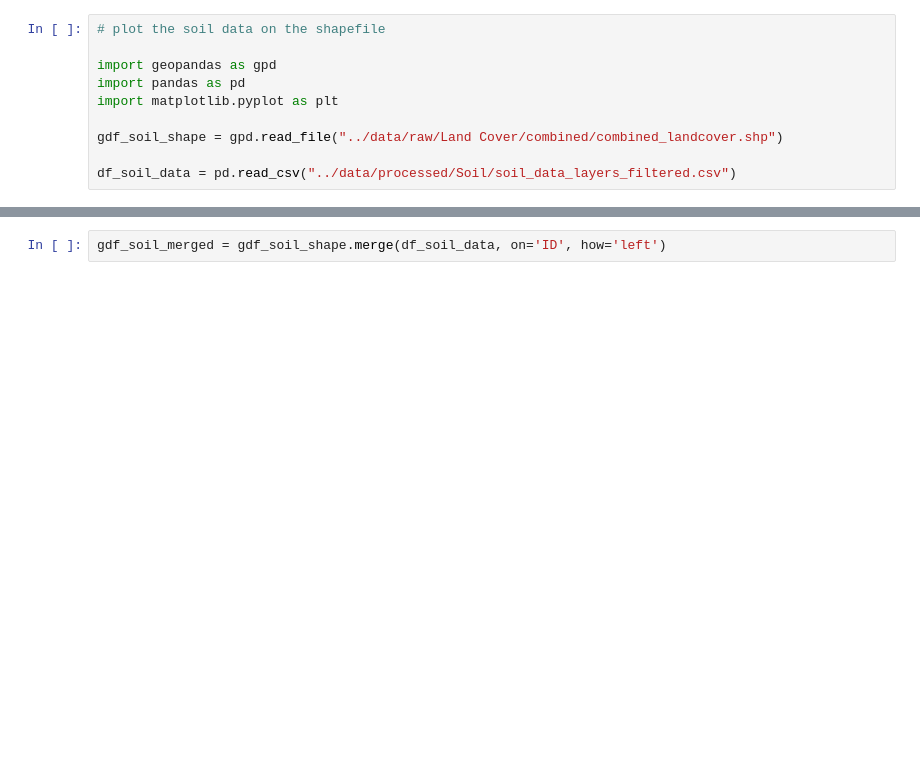
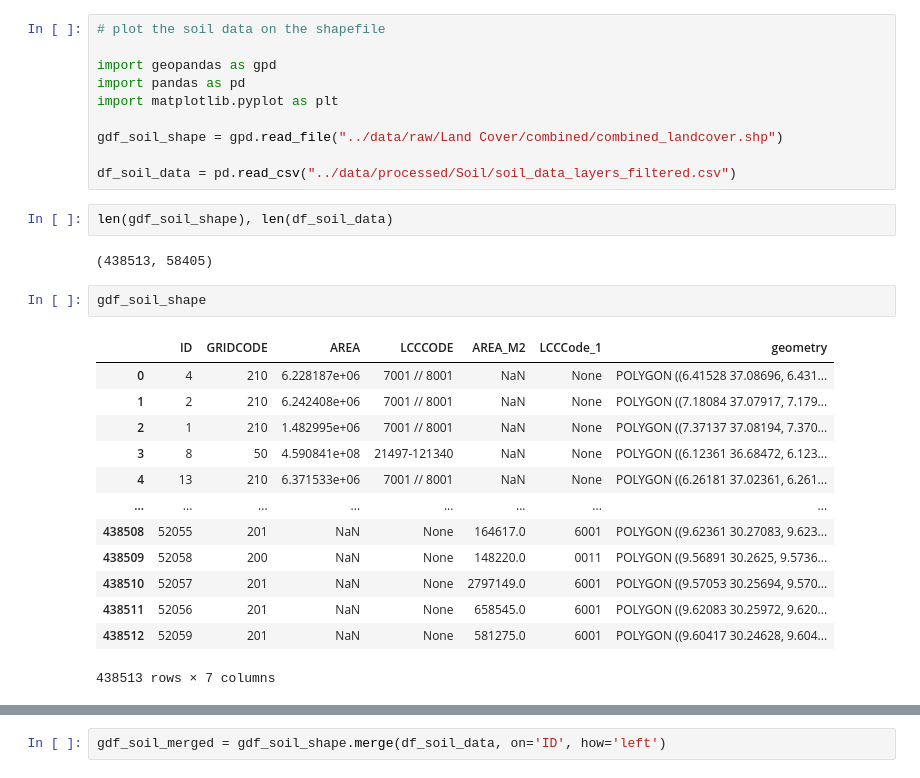
Before and after one commit to ali-boulahlib/forest-fire-prediction-datamining-2025, a Jupyter notebook: notebooks/00_Loading_data.ipynb, the cells around one changed output, grey strips where cells are left out. Cells and saved outputs as stored; diff of their text form; blank space fills up the shorter version.

```diff
--- a/notebooks/00_Loading_data.ipynb
+++ b/notebooks/00_Loading_data.ipynb
@@ -525,3 +505,23 @@ import matplotlib.pyplot as plt
 gdf_soil_shape = gpd.read_file("../data/raw/Land Cover/combined/combined_landcover.shp")
 
 df_soil_data = pd.read_csv("../data/processed/Soil/soil_data_layers_filtered.csv")
+# %%
+len(gdf_soil_shape), len(df_soil_data)
+# %% [output]
+(438513, 58405)
+# %%
+gdf_soil_shape
+# %% [output]
+|  | ID | GRIDCODE | AREA | LCCCODE | AREA_M2 | LCCCode_1 | geometry |
+| 0 | 4 | 210 | 6.228187e+06 | 7001 // 8001 | NaN | None | POLYGON ((6.41528 37.08696, 6.431... |
+| 1 | 2 | 210 | 6.242408e+06 | 7001 // 8001 | NaN | None | POLYGON ((7.18084 37.07917, 7.179... |
+| 2 | 1 | 210 | 1.482995e+06 | 7001 // 8001 | NaN | None | POLYGON ((7.37137 37.08194, 7.370... |
+| 3 | 8 | 50 | 4.590841e+08 | 21497-121340 | NaN | None | POLYGON ((6.12361 36.68472, 6.123... |
+| 4 | 13 | 210 | 6.371533e+06 | 7001 // 8001 | NaN | None | POLYGON ((6.26181 37.02361, 6.261... |
+| ... | ... | ... | ... | ... | ... | ... | ... |
+| 438508 | 52055 | 201 | NaN | None | 164617.0 | 6001 | POLYGON ((9.62361 30.27083, 9.623... |
+| 438509 | 52058 | 200 | NaN | None | 148220.0 | 0011 | POLYGON ((9.56891 30.2625, 9.5736... |
+| 438510 | 52057 | 201 | NaN | None | 2797149.0 | 6001 | POLYGON ((9.57053 30.25694, 9.570... |
+| 438511 | 52056 | 201 | NaN | None | 658545.0 | 6001 | POLYGON ((9.62083 30.25972, 9.620... |
+| 438512 | 52059 | 201 | NaN | None | 581275.0 | 6001 | POLYGON ((9.60417 30.24628, 9.604... |
+438513 rows × 7 columns
```
Also changed, not shown: parts of 5 cells of this notebook.
